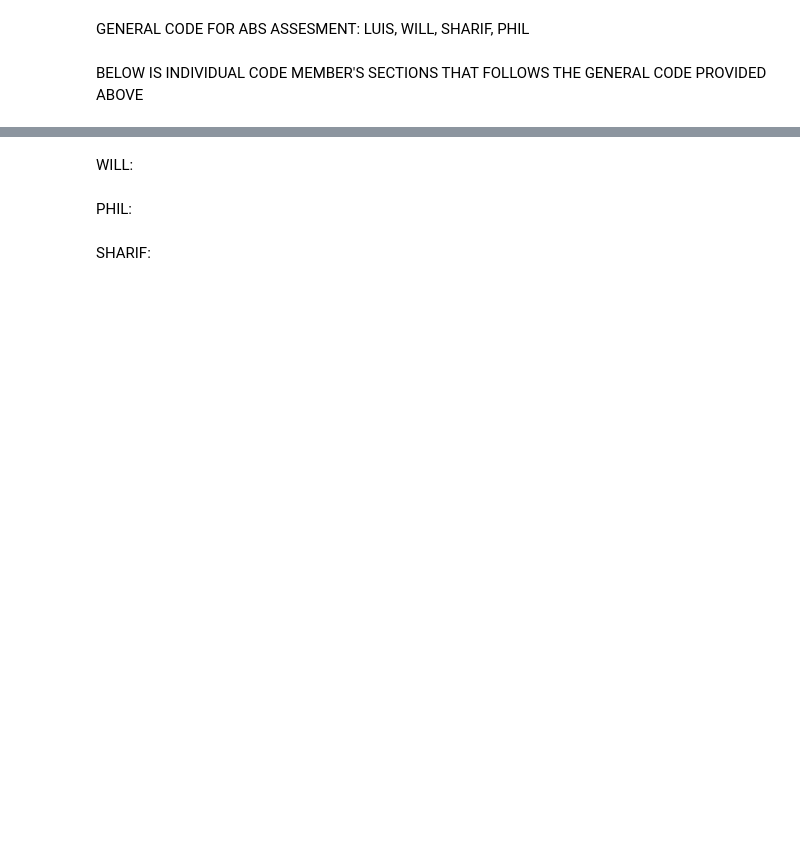
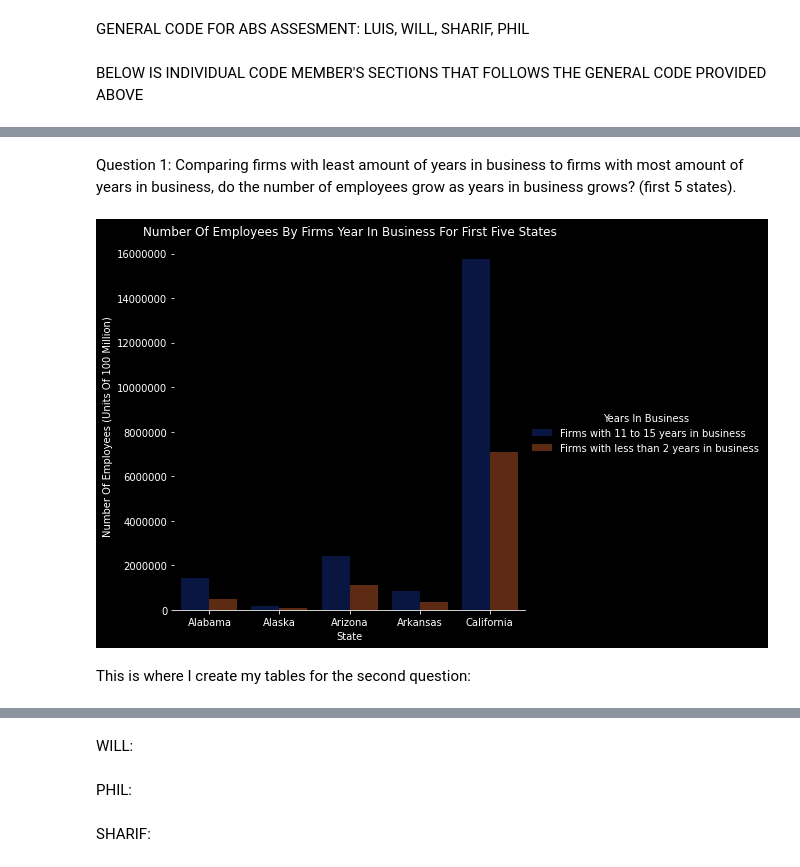
Before and after one commit to Myself1214/LPSW-API-Assesment, a Jupyter notebook: General Code.ipynb, the cells around one changed output, grey strips where cells are left out. Saved outputs shown, nothing was run; the diff lists cells and outputs as text; code cells hidden in the pictures; blank space fills up the shorter version.

```diff
--- a/General Code.ipynb
+++ b/General Code.ipynb
@@ -12,10 +12,10 @@ def get_file(url):
     return final
 
 #SETTING API SOURCES
-c_summary = get_file("https://api.census.gov/data/2018/abscs?get=NAME,GEO_ID,NAICS2017_LABEL,EMP,PAYANN,RCPPDEMP,YIBSZFI,YIBSZFI_LABEL,SEX,SEX_LABEL,ETH_GROUP,ETH_GROUP_LABEL,RACE_GROUP,RACE_GROUP_LABEL,VET_GROUP,VET_GROUP_LABEL,FIRMPDEMP&for=state:*&NAICS2017=00&key=a35b0cab138563036a49e8b976188a8c0e170e25")
-char_business = get_file("https://api.census.gov/data/2018/abscb?get=NAME,GEO_ID,NAICS2017_LABEL,EMP,PAYANN,RCPPDEMP,SEX,SEX_LABEL,ETH_GROUP,ETH_GROUP_LABEL,RACE_GROUP,RACE_GROUP_LABEL,VET_GROUP,VET_GROUP_LABEL,FIRMPDEMP&for=state:*&NAICS2017=00&BUSCHAR=A1&QDESC=B01&key=a35b0cab138563036a49e8b976188a8c0e170e25")
-char_business_owners = get_file("https://api.census.gov/data/2018/abscbo?get=NAME,GEO_ID,NAICS2017_LABEL,OWNER_SEX,OWNER_SEX_LABEL,OWNER_ETH,OWNER_ETH_LABEL,OWNER_RACE,OWNER_RACE_LABEL,OWNER_VET,OWNER_VET_LABEL,OWNPDEMP&for=state:*&OWNCHAR=CG&NAICS2017=00&QDESC=O02&key=a35b0cab138563036a49e8b976188a8c0e170e25")
-tech_char = get_file("https://api.census.gov/data/2018/abstcb?get=NAME,GEO_ID,NAICS2017_LABEL,EMP,FACTORS_P,IMPACTWF_P_LABEL,IMPACTWF_U_LABEL,FACTORS_U,PAYANN,MOTUSETECH,MOTUSETECH_LABEL,SEX,SEX_LABEL,ETH_GROUP,ETH_GROUP_LABEL,RACE_GROUP,RACE_GROUP_LABEL,VET_GROUP,VET_GROUP_LABEL,TECHUSE,TECHUSE_LABEL,FIRMPDEMP&for=state:*&NAICS2017=00&key=a35b0cab138563036a49e8b976188a8c0e170e25")
+c_summary = get_file("https://api.census.gov/data/2018/abscs?get=NAME,GEO_ID,NAICS2017_LABEL,EMP,PAYANN,RCPPDEMP,YIBSZFI,YIBSZFI_LABEL,SEX,SEX_LABEL,ETH_GROUP,ETH_GROUP_LABEL,RACE_GROUP,RACE_GROUP_LABEL,VET_GROUP,VET_GROUP_LABEL,FIRMPDEMP&for=state:*&NAICS2017=00&key=6de172b3ccc6f1bf35df97842b21f63fd1d9f474")
+char_business = get_file("https://api.census.gov/data/2018/abscb?get=NAME,GEO_ID,NAICS2017_LABEL,EMP,PAYANN,RCPPDEMP,SEX,SEX_LABEL,ETH_GROUP,ETH_GROUP_LABEL,RACE_GROUP,RACE_GROUP_LABEL,VET_GROUP,VET_GROUP_LABEL,FIRMPDEMP&for=state:*&NAICS2017=00&BUSCHAR=A1&QDESC=B01&key=6de172b3ccc6f1bf35df97842b21f63fd1d9f474")
+char_business_owners = get_file("https://api.census.gov/data/2018/abscbo?get=NAME,GEO_ID,NAICS2017_LABEL,OWNER_SEX,OWNER_SEX_LABEL,OWNER_ETH,OWNER_ETH_LABEL,OWNER_RACE,OWNER_RACE_LABEL,OWNER_VET,OWNER_VET_LABEL,OWNPDEMP&for=state:*&OWNCHAR=CG&NAICS2017=00&QDESC=O02&key=6de172b3ccc6f1bf35df97842b21f63fd1d9f474")
+tech_char = get_file("https://api.census.gov/data/2018/abstcb?get=NAME,GEO_ID,NAICS2017_LABEL,EMP,FACTORS_P,IMPACTWF_P_LABEL,IMPACTWF_U_LABEL,FACTORS_U,PAYANN,MOTUSETECH,MOTUSETECH_LABEL,SEX,SEX_LABEL,ETH_GROUP,ETH_GROUP_LABEL,RACE_GROUP,RACE_GROUP_LABEL,VET_GROUP,VET_GROUP_LABEL,TECHUSE,TECHUSE_LABEL,FIRMPDEMP&for=state:*&NAICS2017=00&key=6de172b3ccc6f1bf35df97842b21f63fd1d9f474")
 
 #REPLACING COLUMNS WITH 1ST ROW NAMES
 c_summary.columns = c_summary.iloc[0]
@@ -36,0 +69,6 @@ LUIS:
+# %%
+c_summary_char_business_and_owners.drop(['GEO_ID_x','NAICS2017_LABEL_x','EMP_y','PAYANN_x','RCPPDEMP_x','SEX_x','SEX_LABEL_x','ETH_GROUP_x','ETH_GROUP_LABEL_y','RACE_GROUP_x','RACE_GROUP_LABEL_y','VET_GROUP_x','VET_GROUP_LABEL_x','FIRMPDEMP_y','NAICS2017_x','state_x','QDESC_x'],inplace=True,axis=1)
+
+c_summary_char_business_and_owners.drop(['YIBSZFI','GEO_ID_y','NAICS2017_LABEL_y','PAYANN_y','OWNER_RACE','OWNER_VET','OWNER_VET_LABEL','OWNCHAR','NAICS2017','QDESC_y','state','RCPPDEMP_y','SEX_y','SEX_LABEL_y','BUSCHAR','state_y','VET_GROUP_y','VET_GROUP_LABEL_y','NAICS2017_y','NAICS2017_LABEL','OWNER_SEX','OWNER_SEX_LABEL','OWNER_ETH','FIRMPDEMP_x','ETH_GROUP_y','RACE_GROUP_y','OWNER_ETH_LABEL','OWNER_RACE_LABEL'],inplace=True,axis=1)
+
+c_summary_char_business_and_owners
@@ -36,0 +128,13 @@ LUIS:
+# %%
+q1 = c_summary_char_business_and_owners[['STATE','YEARS_IN_BUSINESS','NUMBER_OF_EMP']]
+
+# q1 = q1.sort_values(by='YEARS_IN_BUSINESS', ascending=False)
+
+# q1 = q1[q1.STATE == 'Colorado']
+
+q1 = q1.groupby(['STATE','YEARS_IN_BUSINESS'],as_index = False)['NUMBER_OF_EMP'].sum()
+
+q1.head(35)
+
+# This is how to export my graph
+# plt.savefig(.png)
@@ -36,0 +159,22 @@ LUIS:
+# %% [markdown]
+Question 1: Comparing firms with least amount of years in business to firms with most amount of years in business, do the number of employees grow as years in business grows? (first 5 states).
+# %%
+# Here is my first visualization using seaborn:
+plt.style.use("dark_background")
+q1 = q1[(q1['YEARS_IN_BUSINESS']=='Firms with less than 2 years in business') | (q1['YEARS_IN_BUSINESS']=='Firms with 11 to 15 years in business')]
+
+g = sns.catplot(
+    data=q1.head(10), kind="bar",
+    x="STATE", y="NUMBER_OF_EMP", hue="YEARS_IN_BUSINESS",
+    ci="sd", palette="dark", alpha=.6, height=6).set(title='Number Of Employees By Firms Year In Business For First Five States')
+
+plt.ticklabel_format(style='plain', axis='y')
+g.despine(left=True)
+g.set_axis_labels("State", "Number Of Employees (Units Of 100 Million)")
+g.legend.set_title("Years In Business")
+# Here I am saving my visualization as a png
+plt.savefig("FirstVisualizationLR.png")
+# %% [output]
+[figure, added]
+# %% [markdown]
+This is where I create my tables for the second question:
```
Also changed, not shown: parts of 18 cells of this notebook.
